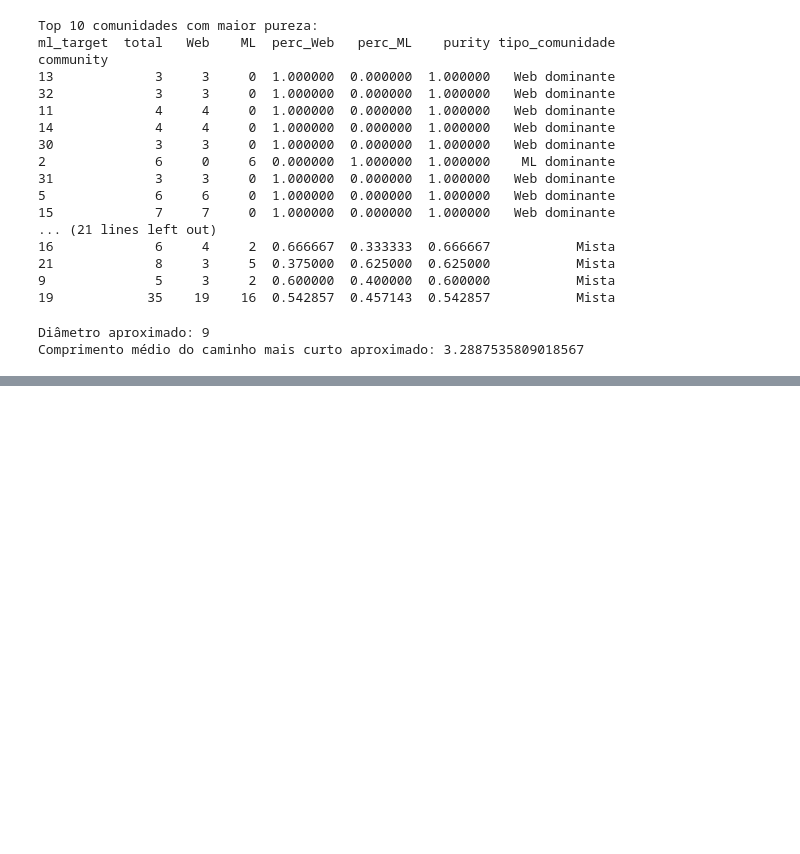
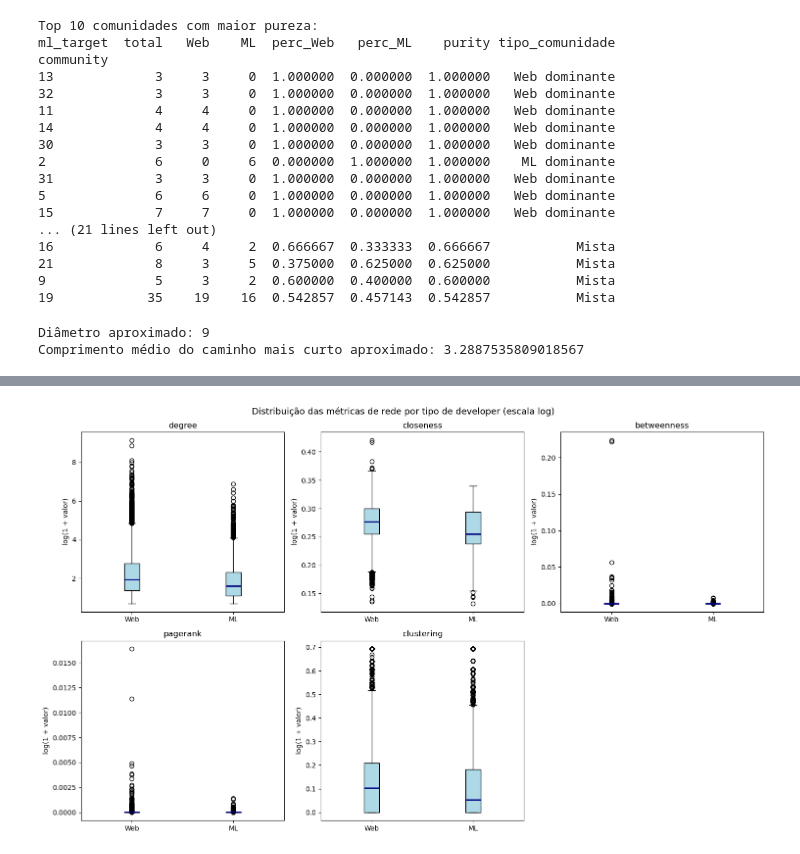
Before and after one commit to rafaelaferr04/Projeto_TeoriadeRedesNeuronais, a Jupyter notebook: NotebookIRN.ipynb, the cells around one changed output, grey strips where cells are left out. Saved outputs shown, nothing was run; the diff lists cells and outputs as text; code cells hidden in the pictures; blank space fills up the shorter version.

```diff
--- a/NotebookIRN.ipynb
+++ b/NotebookIRN.ipynb
@@ -880,0 +1134,13 @@ plt.show()
+# %%
+feature_cols = ['degree', 'closeness', 'betweenness', 'pagerank', 'clustering']
+
+web_nodes = features_df[features_df['ml_target'] == 0]
+ml_nodes  = features_df[features_df['ml_target'] == 1]
+
+print(f"{'Métrica':<15} {'Mediana Web':>13} {'Mediana ML':>13} {'Rácio W/ML':>12}")
+print("-" * 55)
+for col in feature_cols:
+    m_web = web_nodes[col].median()
+    m_ml  = ml_nodes[col].median()
+    ratio = m_web / m_ml if m_ml > 0 else float('inf')
+    print(f"{col:<15} {m_web:>13.6f} {m_ml:>13.6f} {ratio:>12.2f}×")
@@ -880,0 +1155,23 @@ plt.show()
+# %%
+fig, axes = plt.subplots(2, 3, figsize=(15, 9))
+axes = axes.flatten()
+
+for idx, col in enumerate(feature_cols):
+    vals_web = np.log1p(web_nodes[col].dropna().values)
+    vals_ml  = np.log1p(ml_nodes[col].dropna().values)
+    bp = axes[idx].boxplot(
+        [vals_web, vals_ml],
+        labels=['Web', 'ML'],
+        patch_artist=True,
+        boxprops=dict(facecolor='lightblue'),
+        medianprops=dict(color='navy', linewidth=2)
+    )
+    axes[idx].set_title(col, fontsize=12)
+    axes[idx].set_ylabel('log(1 + valor)')
+
+axes[5].axis('off')
+plt.suptitle('Distribuição das métricas de rede por tipo de developer (escala log)', fontsize=13)
+plt.tight_layout()
+plt.show()
+# %% [output]
+[figure, added]
```
Also changed, not shown: parts of 34 cells of this notebook, 2 other files.
